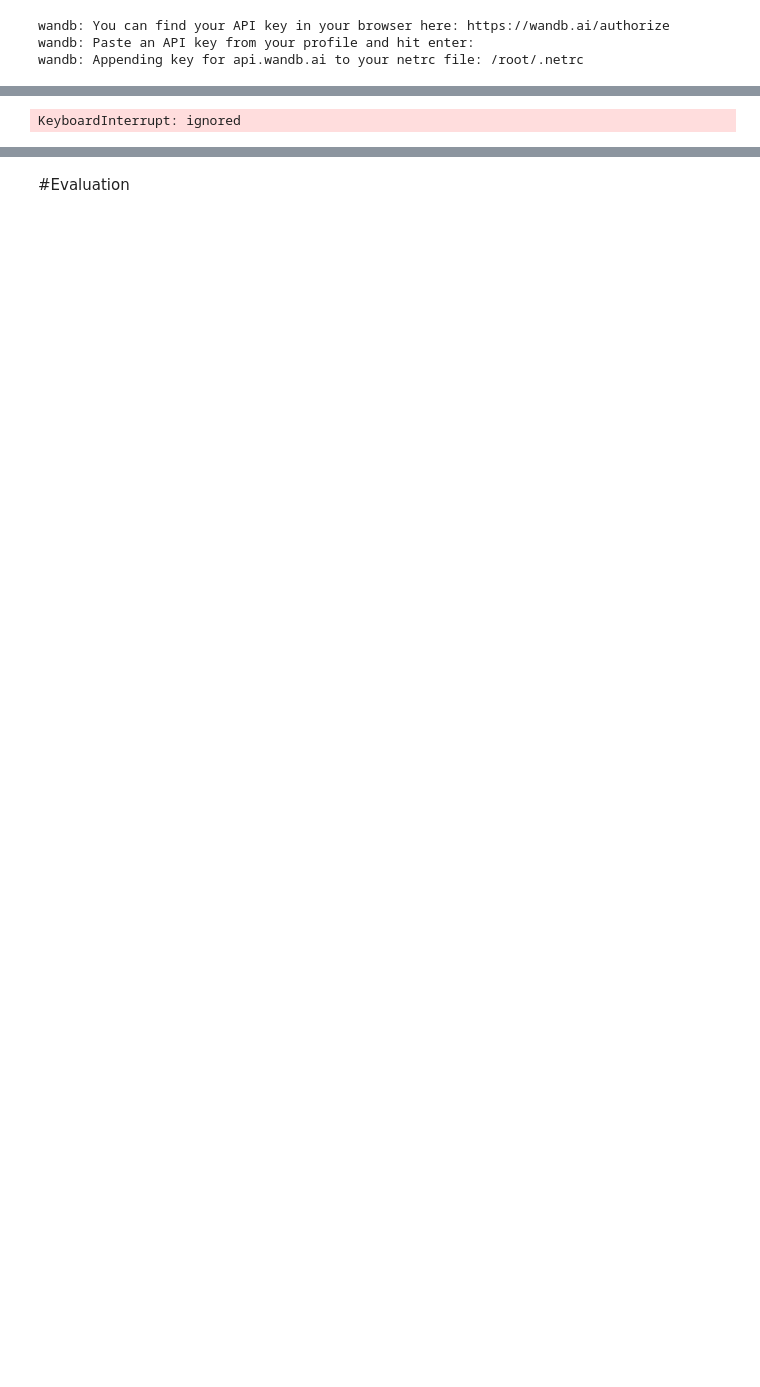
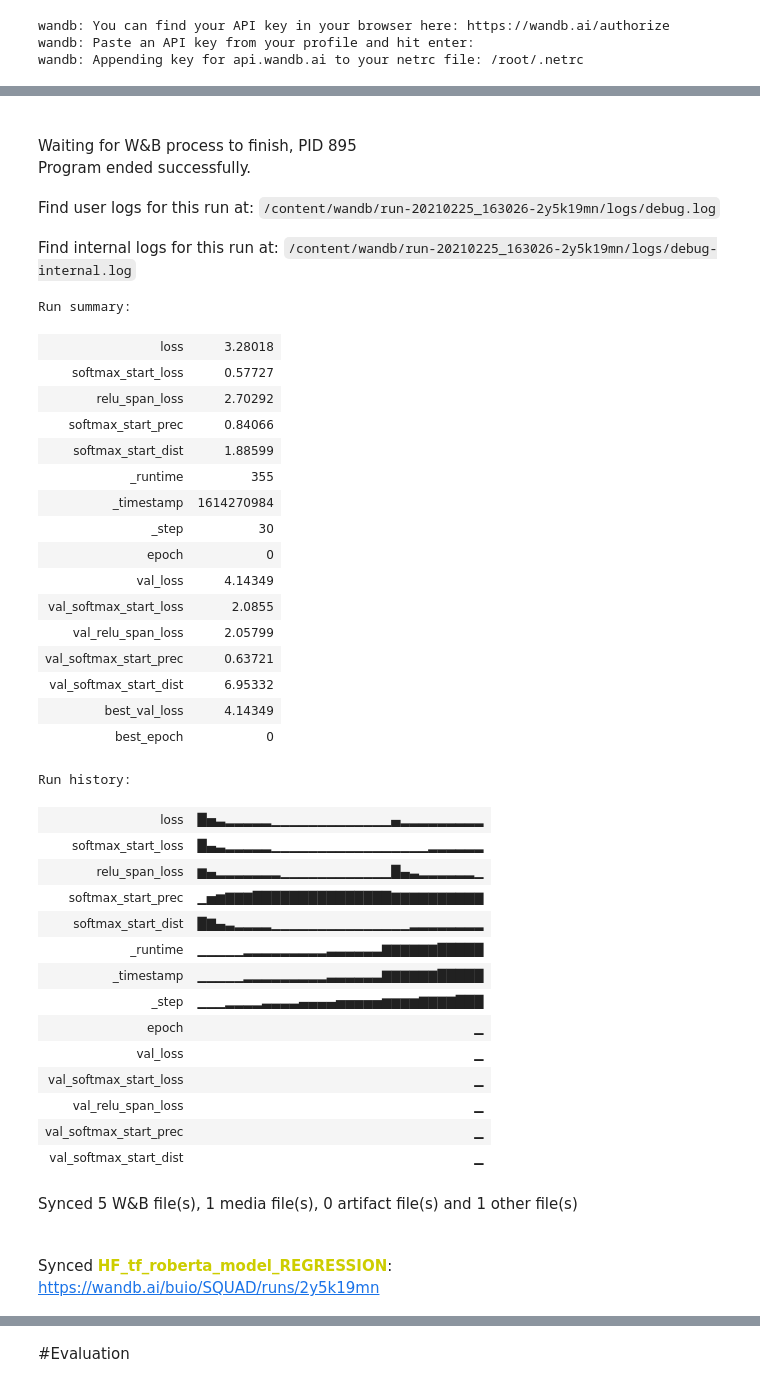
Before and after one commit to the-SQuAD-squad/QA, a Jupyter notebook: QA.ipynb, the cells around one changed output, grey strips where cells are left out. Drawn from its saved outputs; the diff is of its cells as text; code cells hidden in the pictures; blank space fills up the shorter version.

```diff
--- a/QA.ipynb
+++ b/QA.ipynb
@@ -380,14 +354,14 @@ wandb: Appending key for api.wandb.ai to your netrc file: /root/.netrc
 from tensorflow.keras.callbacks import EarlyStopping, ModelCheckpoint
 batch_size = 8
 epochs = 200
-steps_per_epoch = 20
+steps_per_epoch = 1000
 saveDir = os.path.join(os.getcwd(), 'saved_models')
 if not os.path.isdir(saveDir):
     os.makedirs(saveDir)
 chkpt = saveDir + '/squad_check.hdf5'
 
-ENABLE_WANDB = False        #@param {type:"boolean"}
-wandb_experiment_name = "HF_" + bert_hf_layer.name  #@param {type: "string"}
+ENABLE_WANDB = True        #@param {type:"boolean"}
+wandb_experiment_name = "HF_" + bert_hf_layer.name + "_REGRESSION" #@param {type: "string"}
 if ENABLE_WANDB:
     !pip install wandb > /dev/null
     !wandb login
@@ -410,8 +384,13 @@ if ENABLE_WANDB:
 
 tf.keras.backend.clear_session()
 
-model.compile(optimizer=optimizer, loss=[ce,mae], metrics=[prec,dist])
-history = model.fit(x_train, y_train, epochs=epochs,callbacks=callbacks,
-                    validation_data=(x_val,y_val_reg),batch_size=batch_size)#,
-                    #steps_per_epoch = steps_per_epoch)
+model.compile(optimizer=optimizer,
+              loss={"softmax_start": ce, "relu_span" : mae},
+              metrics={"softmax_start":[prec, dist]},
+              loss_weights={"softmax_start": 1., "relu_span": 0.2})
+              # favors learnign of start_position first
+
+history = model.fit(x_train, y_train_reg, epochs=epochs, callbacks=callbacks,
+                    validation_data=(x_val, y_val_reg), batch_size=batch_size,
+                    steps_per_epoch = steps_per_epoch)
 # %% [output]
@@ -423 +399,38 @@ WARNING:tensorflow:The parameter `return_dict` cannot be set in graph mode and w
+Waiting for W&B process to finish, PID 895
+Program ended successfully.
+Find user logs for this run at: /content/wandb/run-20210225_163026-2y5k19mn/logs/debug.log
+Find internal logs for this run at: /content/wandb/run-20210225_163026-2y5k19mn/logs/debug-internal.log
-KeyboardInterrupt: ignored
+Run summary:
+| loss | 3.28018 |
+| softmax_start_loss | 0.57727 |
+| relu_span_loss | 2.70292 |
+| softmax_start_prec | 0.84066 |
+| softmax_start_dist | 1.88599 |
+| _runtime | 355 |
+| _timestamp | 1614270984 |
+| _step | 30 |
+| epoch | 0 |
+| val_loss | 4.14349 |
+| val_softmax_start_loss | 2.0855 |
+| val_relu_span_loss | 2.05799 |
+| val_softmax_start_prec | 0.63721 |
+| val_softmax_start_dist | 6.95332 |
+| best_val_loss | 4.14349 |
+| best_epoch | 0 |
+Run history:
+| loss | █▅▃▂▂▂▂▂▁▁▁▁▁▁▁▁▁▁▁▁▁▄▂▂▂▂▂▂▂▂▂ |
+| softmax_start_loss | █▄▃▂▂▂▂▂▁▁▁▁▁▁▁▁▁▁▁▁▁▁▁▁▁▂▂▂▂▂▂ |
+| relu_span_loss | ▆▄▂▂▂▂▂▂▂▁▁▁▁▁▁▁▁▁▁▁▁█▄▃▂▂▂▂▂▂▁ |
+| softmax_start_prec | ▁▅▆▇▇▇███████████████▇▇▇▇▇▇▇▇▇▇ |
+| softmax_start_dist | █▇▄▃▂▂▂▂▁▁▁▁▁▁▁▁▁▁▁▁▁▁▁▂▂▂▂▂▂▂▂ |
+| _runtime | ▁▁▁▁▁▂▂▂▂▂▂▂▂▂▃▃▃▃▃▃▇▇▇▇▇▇█████ |
+| _timestamp | ▁▁▁▁▁▂▂▂▂▂▂▂▂▂▃▃▃▃▃▃▇▇▇▇▇▇█████ |
+| _step | ▁▁▁▂▂▂▂▃▃▃▃▄▄▄▄▅▅▅▅▅▆▆▆▆▇▇▇▇███ |
+| epoch | ▁ |
+| val_loss | ▁ |
+| val_softmax_start_loss | ▁ |
+| val_relu_span_loss | ▁ |
+| val_softmax_start_prec | ▁ |
+| val_softmax_start_dist | ▁ |
+Synced 5 W&B file(s), 1 media file(s), 0 artifact file(s) and 1 other file(s)
+Synced HF_tf_roberta_model_REGRESSION: https://wandb.ai/buio/SQUAD/runs/2y5k19mn
```
Also changed, not shown: parts of 16 cells of this notebook.
